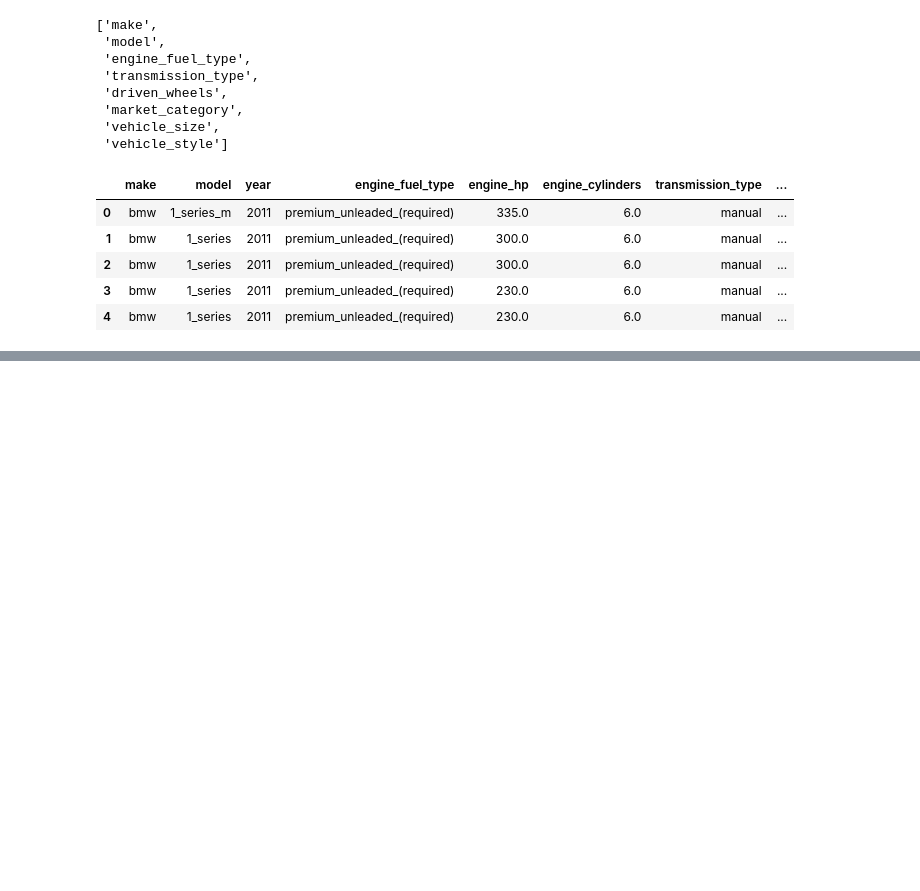
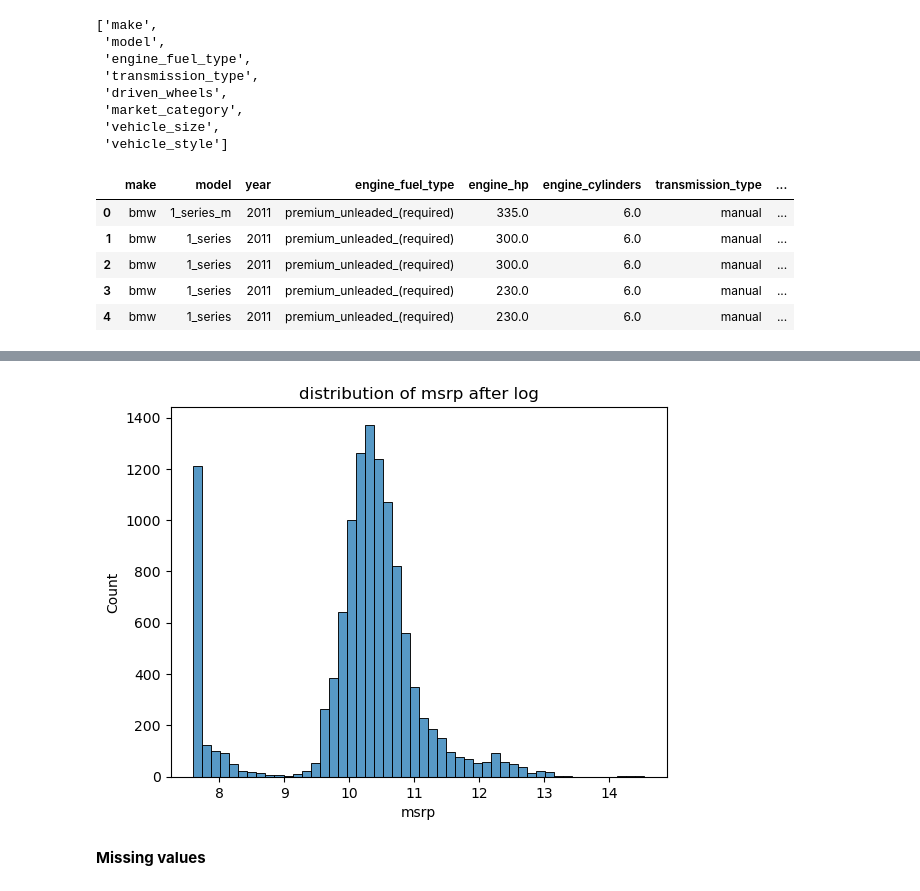
Before and after one commit to avinsio/ml-zoomcamp, a Jupyter notebook: 02-regression/notebook.ipynb, the cells around one changed output, grey strips where cells are left out. Cells and saved outputs as stored; diff of their text form; code cells hidden in the pictures; blank space fills up the shorter version.

```diff
--- a/02-regression/notebook.ipynb
+++ b/02-regression/notebook.ipynb
@@ -55,0 +121,10 @@ df.head()
+# %%
+price_logs = np.log1p(df['msrp'])
+# %%
+sns.histplot(price_logs, bins=50)
+plt.title("distribution of msrp after log")
+plt.show()
+# %% [output]
+[figure, added]
+# %% [markdown]
+**Missing values**
```
Also changed, not shown: parts of 9 cells of this notebook.
